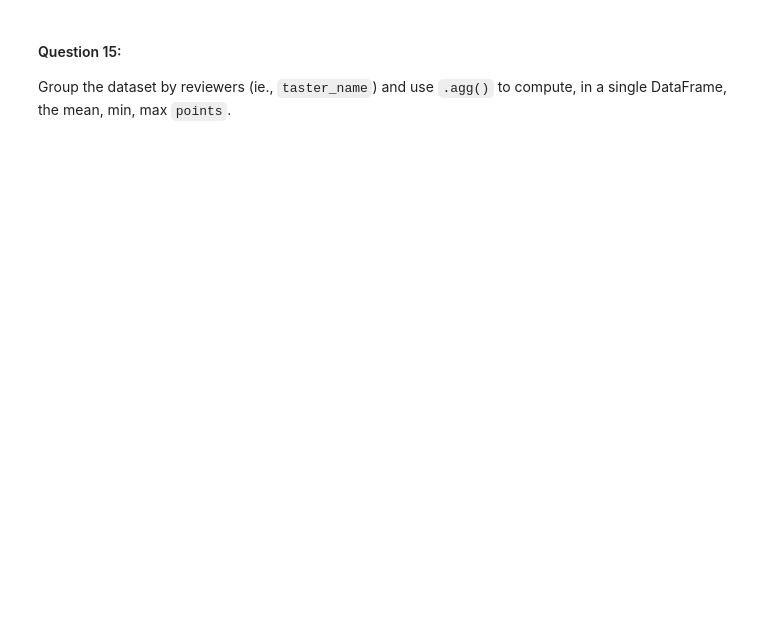
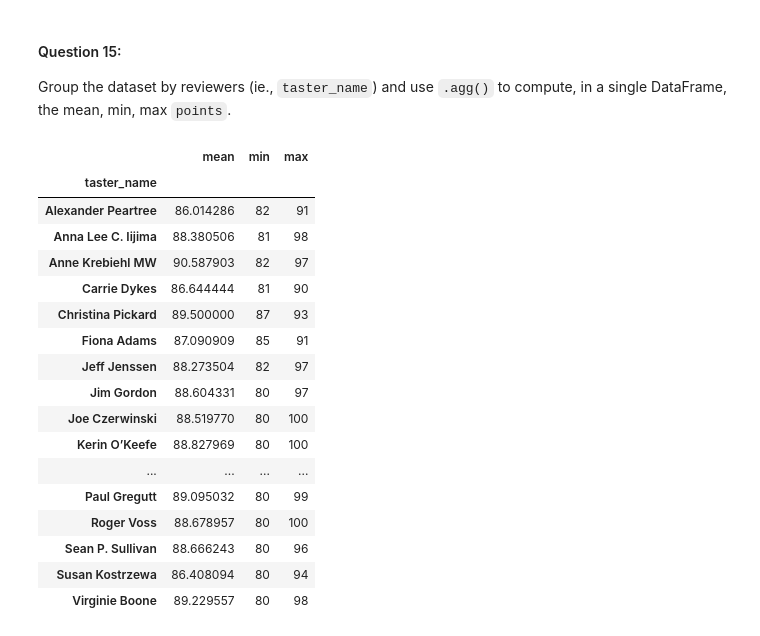
Before and after one commit to Nurislam1410/CS_133-Fall2026, a Jupyter notebook: M02_HW02_pandas.ipynb, the cells around one changed output. Cells and saved outputs as stored; diff of their text form; code cells hidden in the pictures; blank space fills up the shorter version.

```diff
--- a/M02_HW02_pandas.ipynb
+++ b/M02_HW02_pandas.ipynb
@@ -76,0 +162,6 @@ Use `apply()` with `axis=1` to create a function called `is_bargain_func` to run
+# %%
+def is_bargain_func(row):
+    return row['price'] < 15 and row['points'] > 85
+
+wine['is_bargain'] = wine.apply(is_bargain_func, axis=1)
+wine[['title', 'price', 'points', 'is_bargain']].head()
@@ -80,0 +177,3 @@ Alternative, you can use a **lamdba** function because we need to consider more
+# %%
+wine['is_bargain'] = wine.apply(lambda row: row['price'] < 15 and row['points'] > 85, axis=1)
+wine[['title', 'price', 'points', 'is_bargain']].head()
@@ -95,0 +208,13 @@ Add this new column `star_ratings` to the dataframe with the number of stars for
+# %%
+def star_ratings(row):
+    if row['country'] == 'France':
+        return 3
+    if row['points'] >= 90:
+        return 3
+    elif row['points'] >= 80:
+        return 2
+    else:
+        return 1
+
+wine['star_ratings'] = wine.apply(star_ratings, axis=1)
+wine[['title', 'country', 'points', 'star_ratings']].head()
@@ -116,0 +297,21 @@ Group the dataset by reviewers (ie., `taster_name`) and use `.agg()` to compute,
+# %%
+wine.groupby('taster_name')['points'].agg(['mean', 'min', 'max'])
+# %% [output]
+|  | mean | min | max |
+| taster_name |  |  |  |
+| Alexander Peartree | 86.014286 | 82 | 91 |
+| Anna Lee C. Iijima | 88.380506 | 81 | 98 |
+| Anne Krebiehl MW | 90.587903 | 82 | 97 |
+| Carrie Dykes | 86.644444 | 81 | 90 |
+| Christina Pickard | 89.500000 | 87 | 93 |
+| Fiona Adams | 87.090909 | 85 | 91 |
+| Jeff Jenssen | 88.273504 | 82 | 97 |
+| Jim Gordon | 88.604331 | 80 | 97 |
+| Joe Czerwinski | 88.519770 | 80 | 100 |
+| Kerin O’Keefe | 88.827969 | 80 | 100 |
+| ... | ... | ... | ... |
+| Paul Gregutt | 89.095032 | 80 | 99 |
+| Roger Voss | 88.678957 | 80 | 100 |
+| Sean P. Sullivan | 88.666243 | 80 | 96 |
+| Susan Kostrzewa | 86.408094 | 80 | 94 |
+| Virginie Boone | 89.229557 | 80 | 98 |
```
Also changed, not shown: parts of 33 cells of this notebook, 3 other files.
